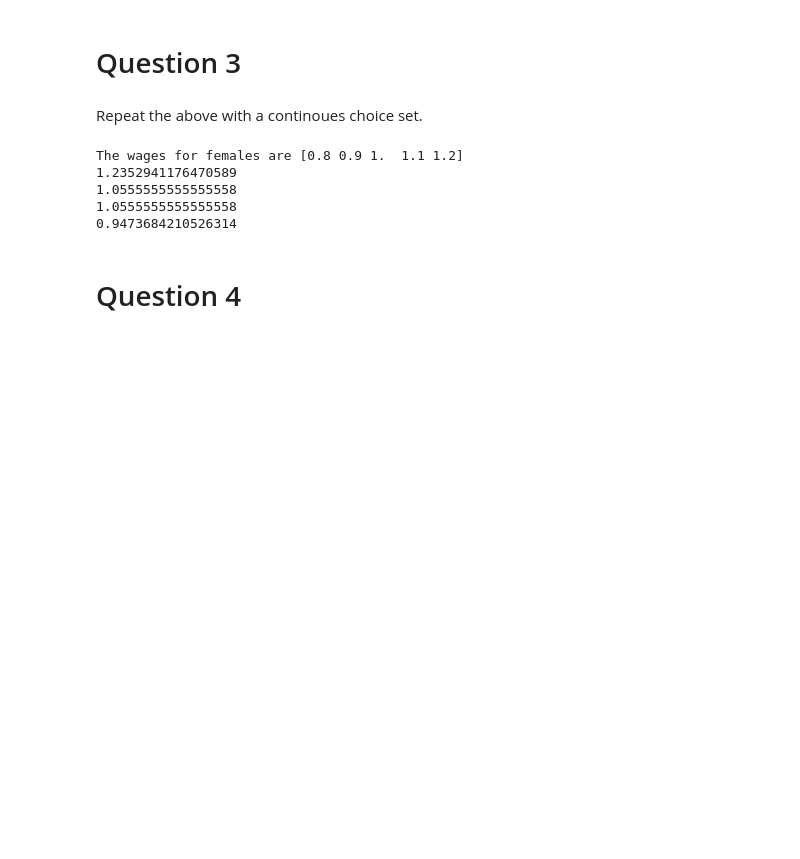
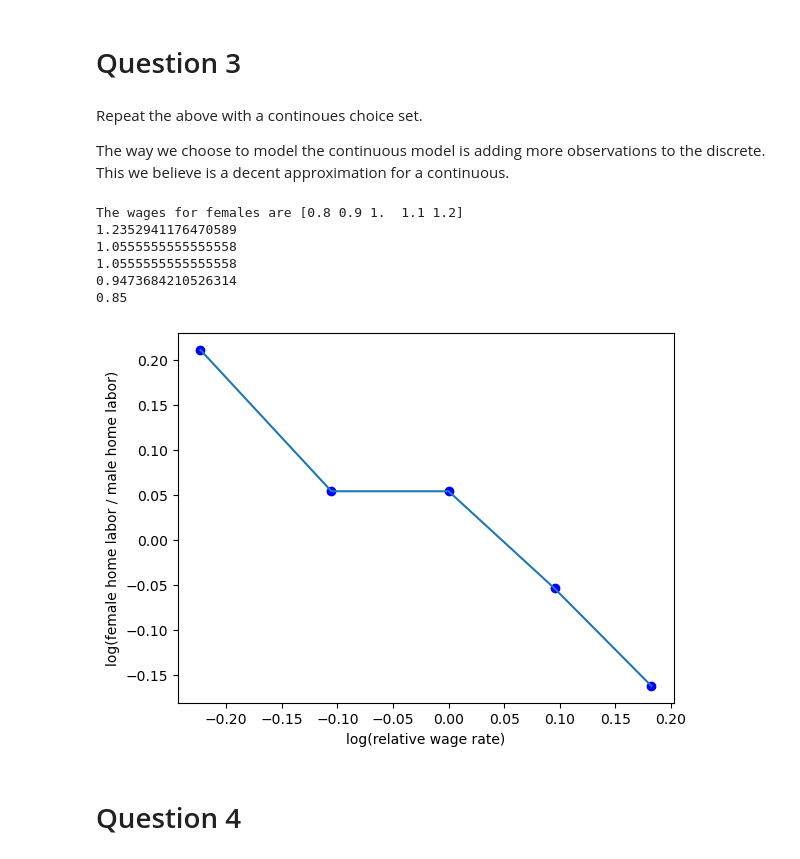
Before and after one commit to NumEconCopenhagen/projects-2023-agnete_louise_mathilde, a Jupyter notebook: inauguralproject/inauguralproject.ipynb, the cells around one changed output. Saved outputs shown, nothing was run; the diff lists cells and outputs as text; code cells hidden in the pictures; blank space fills up the shorter version.

```diff
--- a/inauguralproject/inauguralproject.ipynb
+++ b/inauguralproject/inauguralproject.ipynb
@@ -167,8 +164,10 @@ The lower the wages of females are, the lower the logarithmic relative wages bet
 As the wages of women increase, the relative wages increase and the hours spent working at home for women drecrease relatively to men. When $w_F=1$, men and women spend the same amount of hours working at home. When men and women earn the same wage, neither men or women have a comparative advantage in working at home or in the market.
 # %% [markdown]
 # Question 3
-# %% [markdown]
-Repeat the above with a continoues choice set.
+# %% [markdown]
+Repeat the above with a continoues choice set.
+
+The way we choose to model the continuous model is adding more observations to the discrete. This we believe is a decent approximation for a continuous.
 # %%
 import matplotlib.pyplot as plt
 %matplotlib inline
@@ -184,32 +183,39 @@ wf = model_3.par.wF_vec
 print(f"The wages for females are {wf}")
 
 # 3. Create an empty array to store the optimal labor supply
 temp_ratio= np.zeros_like(wf)
 
 # 4. Loop over the wage rates and find the optimal labor supply
 for i, wage in enumerate(wf):
     model_3.par.wF = wage
     opt = model_3.solve_continuous()
     model_3.sol.HF_vec[i]=opt.HF
     model_3.sol.HM_vec[i]=opt.HM
     ratio = opt.HF/opt.HM
     temp_ratio[i]=ratio
 
     # 5. Print or plot the results
     print(ratio)
 
 # 6. Plot the results
 import matplotlib.pyplot as plt
 %matplotlib inline
 plt.plot(np.log(wf), np.log(temp_ratio)) # the famale wage is the equal to the realtive becuase the wm = 1
 plt.xlabel("log(relative wage rate)")
 plt.ylabel("log(female home labor / male home labor)")
+
+x_data = np.log(np.linspace(0.8, 1.2, 5))
+y_data = np.log(temp_ratio[:5])
+plt.scatter(x_data, y_data, color='blue')
+
 plt.show()
 # %% [output]
 The wages for females are [0.8 0.9 1.  1.1 1.2]
 1.2352941176470589
 1.0555555555555558
 1.0555555555555558
 0.9473684210526314
+0.85
+[figure, added]
 # %% [markdown]
 # Question 4
```
Also changed, not shown: parts of 5 cells of this notebook.
